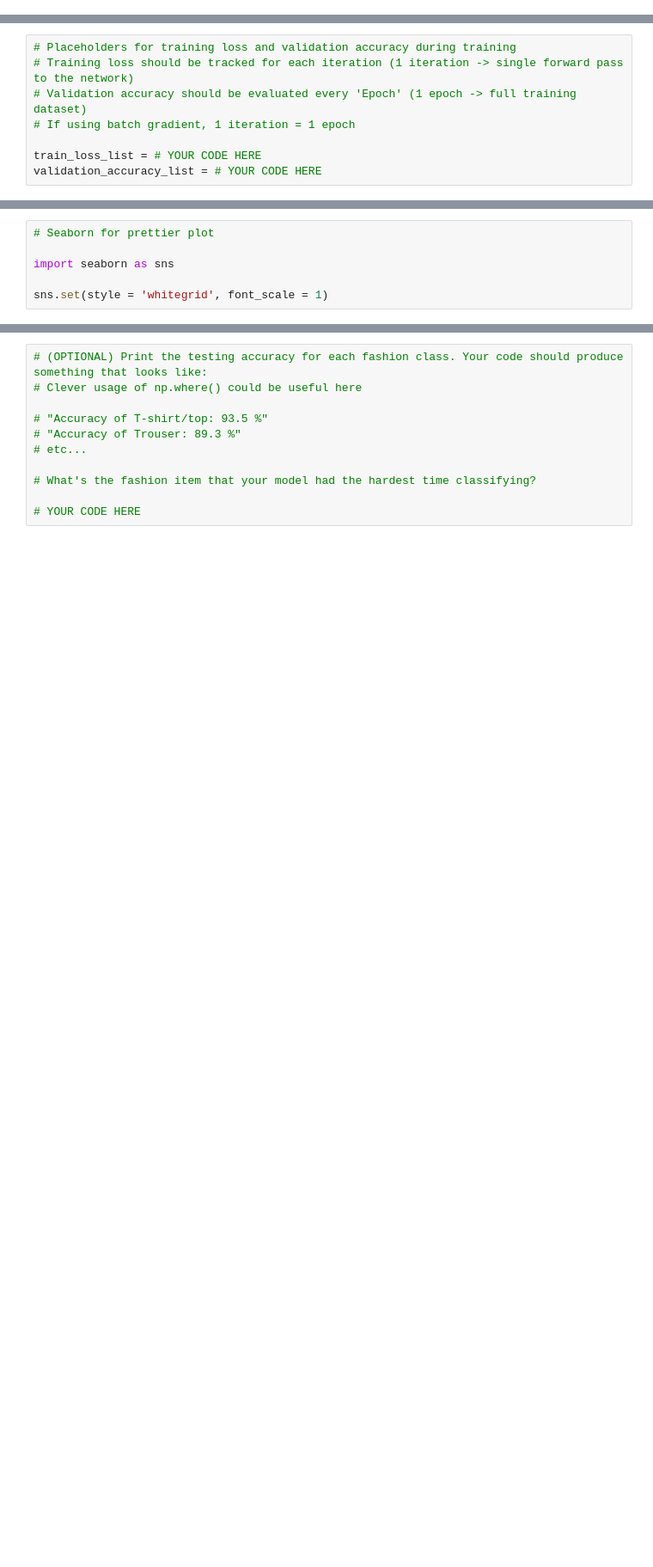
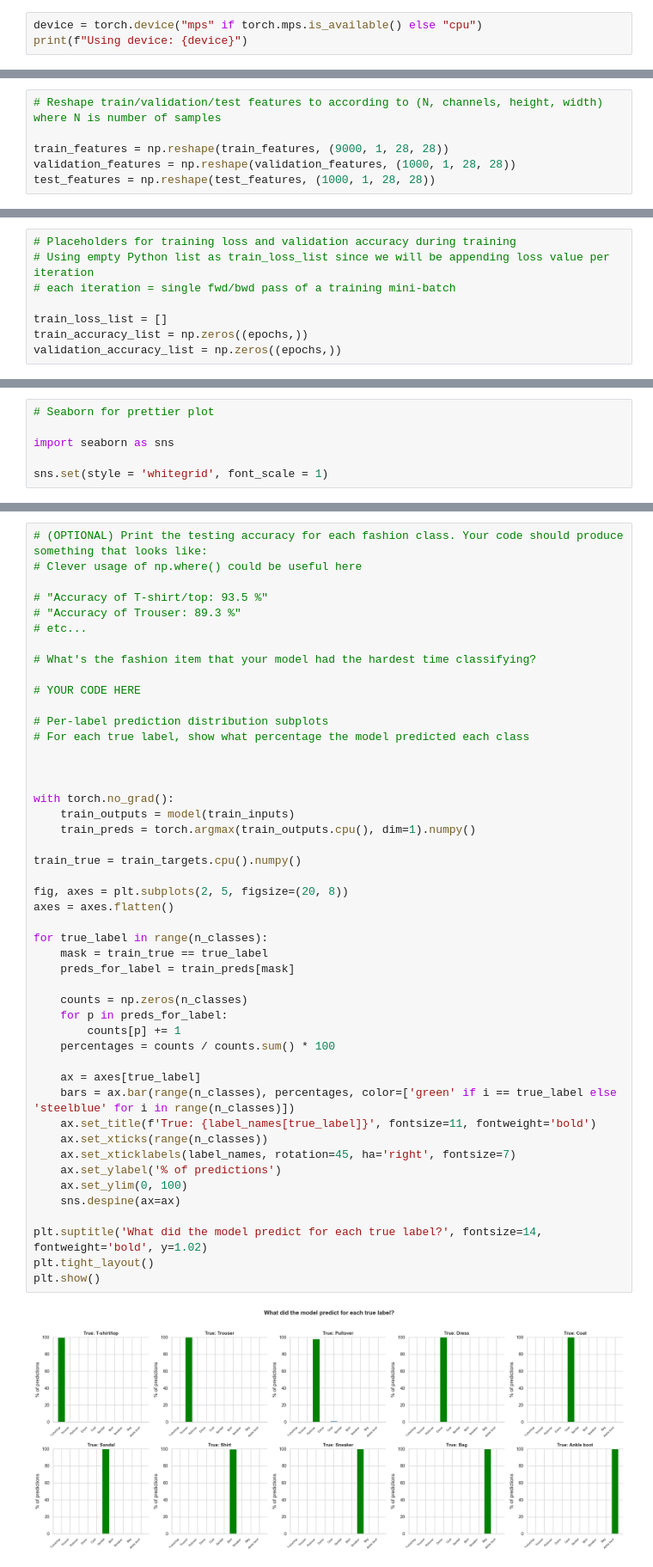
Before and after one commit to j4lando/phys417, a Jupyter notebook: Lab4/Lab4_LandoJosh.ipynb, the cells around one changed output, grey strips where cells are left out. Shown at 86% size. Cells and saved outputs as stored; diff of their text form; blank space fills up the shorter version.

```diff
--- a/Lab4/Lab4_LandoJosh.ipynb
+++ b/Lab4/Lab4_LandoJosh.ipynb
@@ -16,3 +21,6 @@ Image('lab4_exercise.png', width = 1000)
 [figure]
 # %% [markdown]
 ## Prepare Data
+# %%
+device = torch.device("mps" if torch.mps.is_available() else "cpu")
+print(f"Using device: {device}")
@@ -78,3 +130,9 @@ test_features = # YOUR CODE HERE
+# %%
+# Reshape train/validation/test features to according to (N, channels, height, width) where N is number of samples
+
+train_features = np.reshape(train_features, (9000, 1, 28, 28))
+validation_features = np.reshape(validation_features, (1000, 1, 28, 28))
+test_features = np.reshape(test_features, (1000, 1, 28, 28))
 # %% [markdown]
 ## Define Model
 # %%
@@ -146,12 +213,12 @@ model
 ## Identify Tracked Values
 # %%
 # Placeholders for training loss and validation accuracy during training
-# Training loss should be tracked for each iteration (1 iteration -> single forward pass to the network)
-# Validation accuracy should be evaluated every 'Epoch' (1 epoch -> full training dataset)
-# If using batch gradient, 1 iteration = 1 epoch
+# Using empty Python list as train_loss_list since we will be appending loss value per iteration
+# each iteration = single fwd/bwd pass of a training mini-batch
 
-train_loss_list = # YOUR CODE HERE
-validation_accuracy_list = # YOUR CODE HERE
+train_loss_list = []
+train_accuracy_list = np.zeros((epochs,))
+validation_accuracy_list = np.zeros((epochs,))
 # %% [markdown]
 ## Train Model
 # %%
@@ -201,11 +386,49 @@ sns.despine()
 # %%
 # (OPTIONAL) Print the testing accuracy for each fashion class. Your code should produce something that looks like:
 # Clever usage of np.where() could be useful here
 
 # "Accuracy of T-shirt/top: 93.5 %"
 # "Accuracy of Trouser: 89.3 %"
 # etc...
 
 # What's the fashion item that your model had the hardest time classifying?
 
 # YOUR CODE HERE
+
+# Per-label prediction distribution subplots
+# For each true label, show what percentage the model predicted each class
+
+
+
+with torch.no_grad():
+    train_outputs = model(train_inputs)
+    train_preds = torch.argmax(train_outputs.cpu(), dim=1).numpy()
+
+train_true = train_targets.cpu().numpy()
+
+fig, axes = plt.subplots(2, 5, figsize=(20, 8))
+axes = axes.flatten()
+
+for true_label in range(n_classes):
+    mask = train_true == true_label
+    preds_for_label = train_preds[mask]
+
+    counts = np.zeros(n_classes)
+    for p in preds_for_label:
+        counts[p] += 1
+    percentages = counts / counts.sum() * 100
+
+    ax = axes[true_label]
+    bars = ax.bar(range(n_classes), percentages, color=['green' if i == true_label else 'steelblue' for i in range(n_classes)])
+    ax.set_title(f'True: {label_names[true_label]}', fontsize=11, fontweight='bold')
+    ax.set_xticks(range(n_classes))
+    ax.set_xticklabels(label_names, rotation=45, ha='right', fontsize=7)
+    ax.set_ylabel('% of predictions')
+    ax.set_ylim(0, 100)
+    sns.despine(ax=ax)
+
+plt.suptitle('What did the model predict for each true label?', fontsize=14, fontweight='bold', y=1.02)
+plt.tight_layout()
+plt.show()
+# %% [output]
+[figure, added]
```
Also changed, not shown: parts of 21 cells of this notebook, 2 other files.
